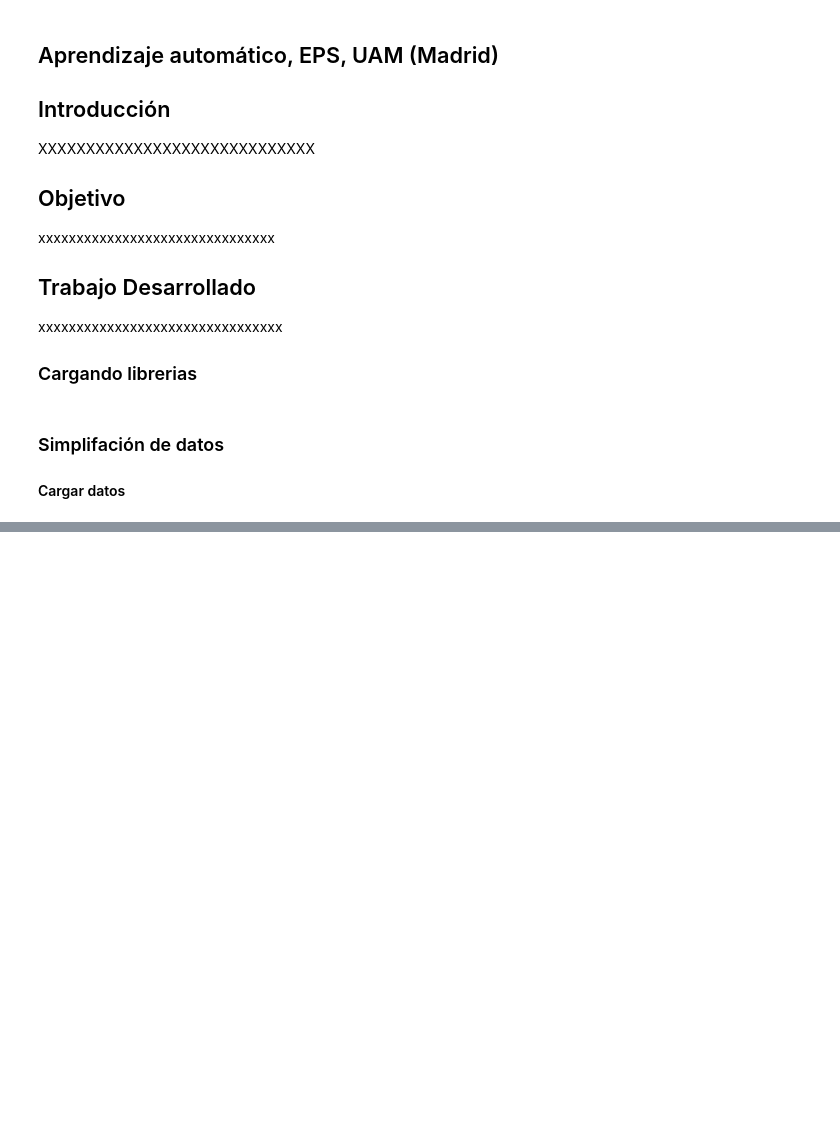
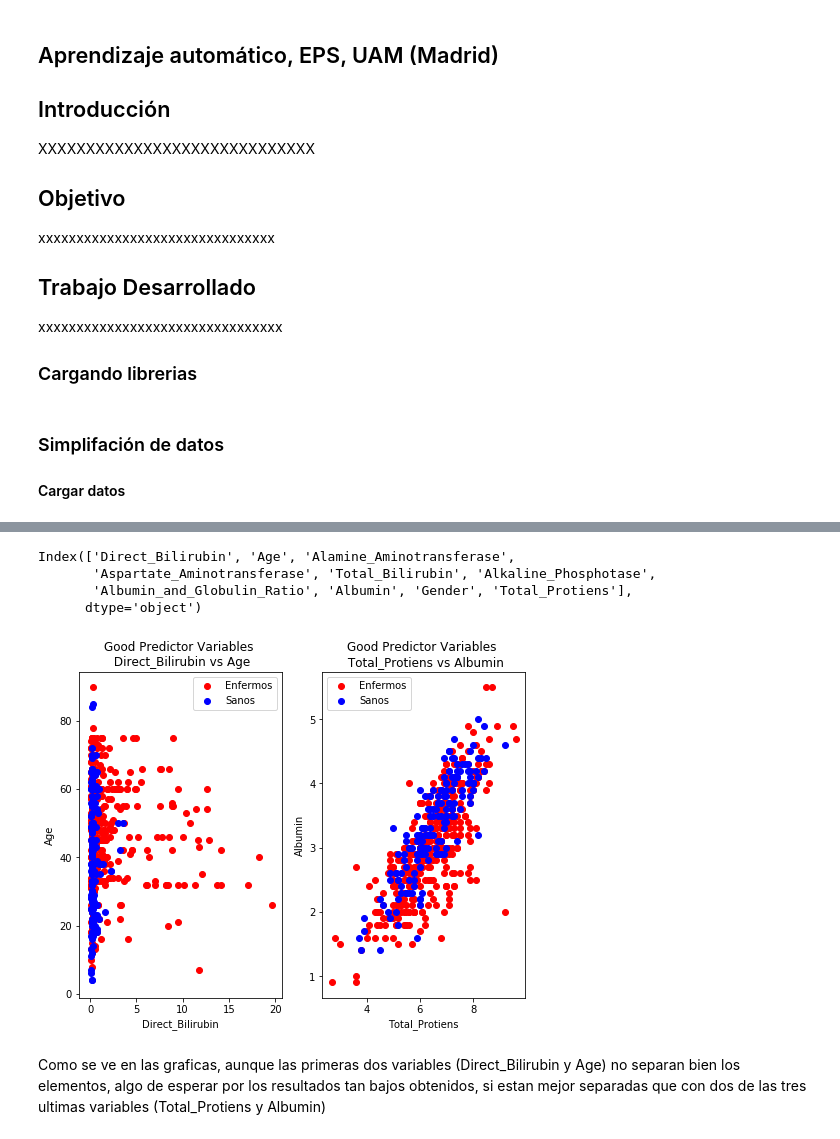
Before and after one commit to asharel/ml, a Jupyter notebook: LAB2/src/Practica2.ipynb, the cells around one changed output, grey strips where cells are left out. Saved outputs shown, nothing was run; the diff lists cells and outputs as text; code cells hidden in the pictures; blank space fills up the shorter version.

Commit message:
rankin de variables elegido

```diff
--- a/LAB2/src/Practica2.ipynb
+++ b/LAB2/src/Practica2.ipynb
@@ -130,3 +200,35 @@ Index(['Alamine_Aminotransferase', 'Direct_Bilirubin',
+# %%
+indice_regr = [ 3, 0, 5, 6, 2, 4, 9, 8, 1, 7]
+names[indice_regr]
+# %% [output]
+Index(['Direct_Bilirubin', 'Age', 'Alamine_Aminotransferase',
+       'Aspartate_Aminotransferase', 'Total_Bilirubin', 'Alkaline_Phosphotase',
+       'Albumin_and_Globulin_Ratio', 'Albumin', 'Gender', 'Total_Protiens'],
+      dtype='object')
+# %%
+plt.figure(figsize=(8,6))
+plt.subplot(121)
+
+plt.scatter(dataset[dataset.Dataset==0].Direct_Bilirubin,dataset[dataset.Dataset==0].Age, color='red')
+plt.scatter(dataset[dataset.Dataset==1].Direct_Bilirubin,dataset[dataset.Dataset==1].Age, color='blue')
+plt.title('Good Predictor Variables \n Direct_Bilirubin vs Age')
+plt.xlabel('Direct_Bilirubin')
+plt.ylabel('Age')
+plt.legend(['Enfermos','Sanos'])
+
+plt.subplot(122)
+
+plt.scatter(dataset[dataset.Dataset==0].Total_Protiens,dataset[dataset.Dataset==0].Albumin, color='red')
+plt.scatter(dataset[dataset.Dataset==1].Total_Protiens,dataset[dataset.Dataset==1].Albumin, color='blue')
+plt.title('Good Predictor Variables \n Total_Protiens vs Albumin')
+plt.xlabel('Total_Protiens')
+plt.ylabel('Albumin')
+plt.legend(['Enfermos','Sanos'])
+plt.show()
+# %% [output]
+[figure, added]
+# %% [markdown]
+Como se ve en las graficas, aunque las primeras dos variables (Direct_Bilirubin y Age) no separan bien los elementos, algo de esperar por los resultados tan bajos obtenidos, si estan mejor separadas que con dos de las tres ultimas variables (Total_Protiens y Albumin)
 # %%
 #EN chi^2 no se pueden usar valores negativos, por lo que no se pueden usar los datos normalizados
 chi = FS.chi2(X = train_X, y = train_Y)[0]
```
Also changed, not shown: parts of 9 cells of this notebook, 1 other file.
